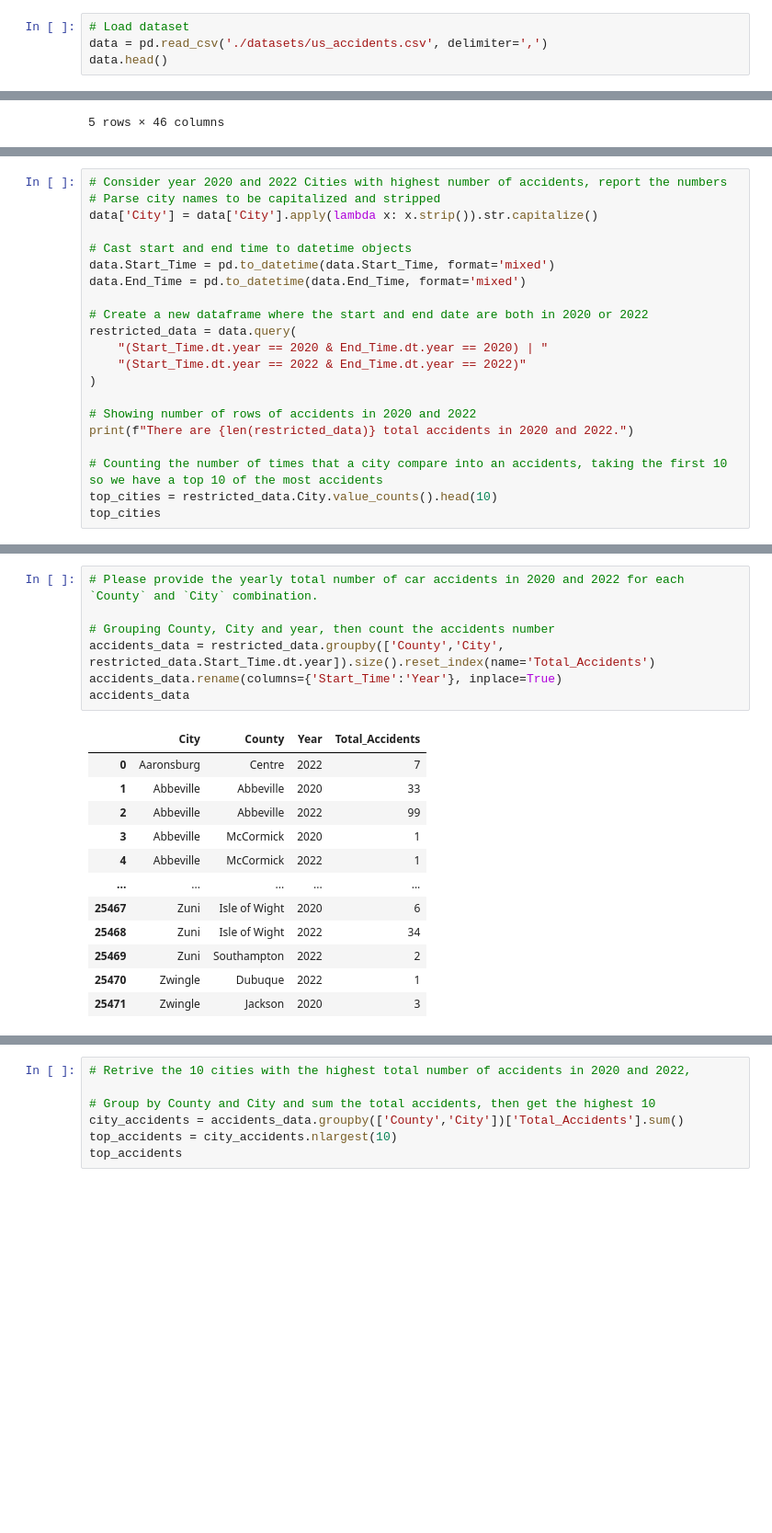
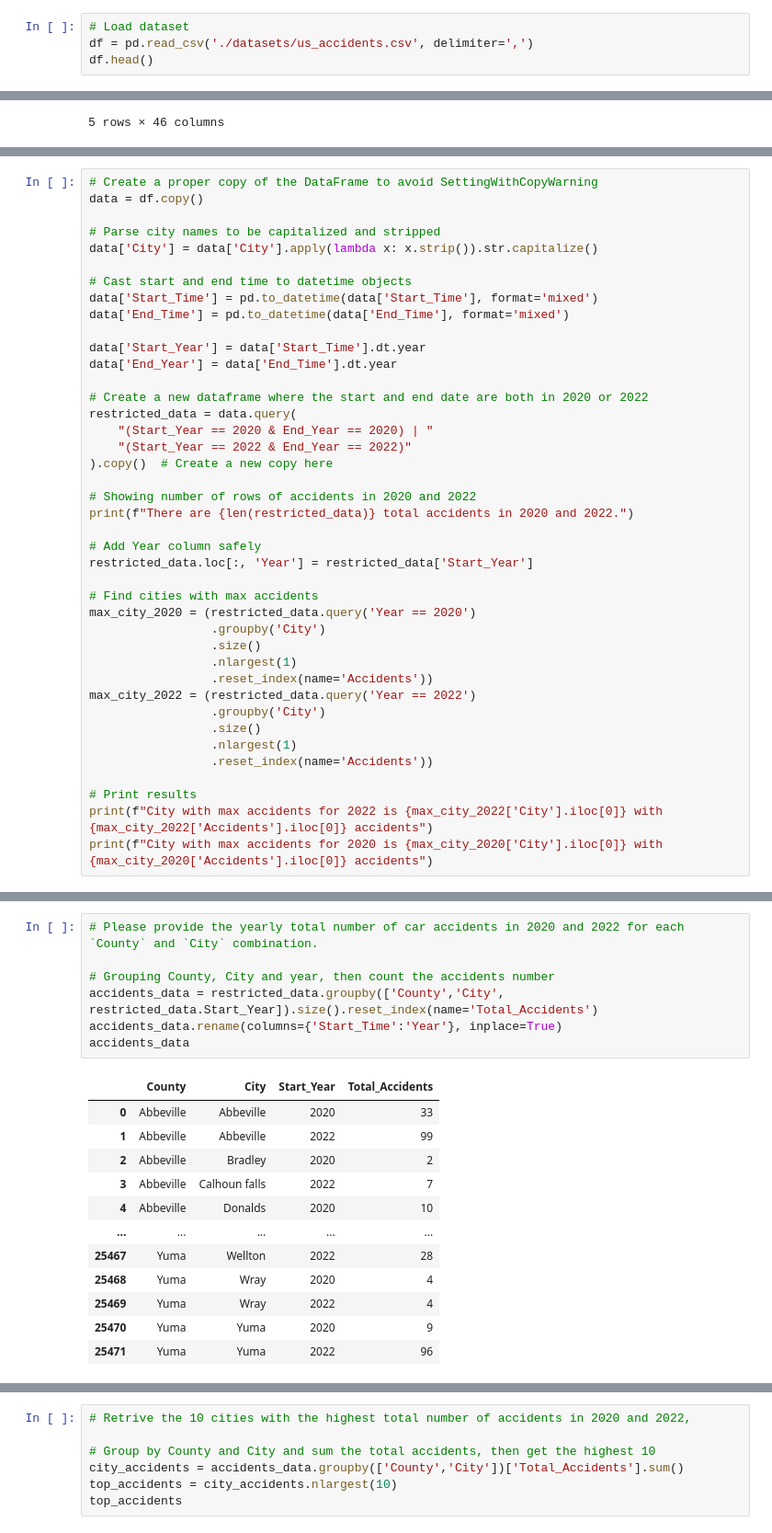
Before and after one commit to sAndreotti/VisualAnalytics, a Jupyter notebook: Assignment 1/AndreottiStefano_Assignment1.ipynb, the cells around one changed output, grey strips where cells are left out. Shown at 92% size. Cells and saved outputs as stored; diff of their text form; blank space fills up the shorter version.

```diff
--- a/Assignment 1/AndreottiStefano_Assignment1.ipynb
+++ b/Assignment 1/AndreottiStefano_Assignment1.ipynb
@@ -122,8 +136,8 @@ from bokeh.palettes import Greens,Turbo256, OrRd9, Category20, Category10
 from bokeh.io import output_notebook
 # %%
 # Load dataset
-data = pd.read_csv('./datasets/us_accidents.csv', delimiter=',')
-data.head()
+df = pd.read_csv('./datasets/us_accidents.csv', delimiter=',')
+df.head()
 # %% [output]
 |  | ID | Source | Severity | Start_Time | End_Time | Start_Lat | Start_Lng | End_Lat | End_Lng | ... |
 | 0 | A-1 | Source2 | 3 | 2016-02-08 05:46:00 | 2016-02-08 11:00:00 | 39.865147 | -84.058723 | NaN | NaN | ... |
@@ -150,23 +179,43 @@ Now there are 3554549 rows.
 # %%
-# Consider year 2020 and 2022 Cities with highest number of accidents, report the numbers
+# Create a proper copy of the DataFrame to avoid SettingWithCopyWarning
+data = df.copy()
+
 # Parse city names to be capitalized and stripped
 data['City'] = data['City'].apply(lambda x: x.strip()).str.capitalize()
 
 # Cast start and end time to datetime objects
-data.Start_Time = pd.to_datetime(data.Start_Time, format='mixed')
-data.End_Time = pd.to_datetime(data.End_Time, format='mixed')
+data['Start_Time'] = pd.to_datetime(data['Start_Time'], format='mixed')
+data['End_Time'] = pd.to_datetime(data['End_Time'], format='mixed')
+
+data['Start_Year'] = data['Start_Time'].dt.year
+data['End_Year'] = data['End_Time'].dt.year
 
 # Create a new dataframe where the start and end date are both in 2020 or 2022
 restricted_data = data.query(
-    "(Start_Time.dt.year == 2020 & End_Time.dt.year == 2020) | "
-    "(Start_Time.dt.year == 2022 & End_Time.dt.year == 2022)"
-)
+    "(Start_Year == 2020 & End_Year == 2020) | "
+    "(Start_Year == 2022 & End_Year == 2022)"
+).copy()  # Create a new copy here
 
 # Showing number of rows of accidents in 2020 and 2022
 print(f"There are {len(restricted_data)} total accidents in 2020 and 2022.")
 
-# Counting the number of times that a city compare into an accidents, taking the first 10 so we have a top 10 of the most accidents
-top_cities = restricted_data.City.value_counts().head(10)
-top_cities
+# Add Year column safely
+restricted_data.loc[:, 'Year'] = restricted_data['Start_Year']
+
+# Find cities with max accidents
+max_city_2020 = (restricted_data.query('Year == 2020')
+                 .groupby('City')
+                 .size()
+                 .nlargest(1)
+                 .reset_index(name='Accidents'))
+max_city_2022 = (restricted_data.query('Year == 2022')
+                 .groupby('City')
+                 .size()
+                 .nlargest(1)
+                 .reset_index(name='Accidents'))
+
+# Print results
+print(f"City with max accidents for 2022 is {max_city_2022['City'].iloc[0]} with {max_city_2022['Accidents'].iloc[0]} accidents")
+print(f"City with max accidents for 2020 is {max_city_2020['City'].iloc[0]} with {max_city_2020['Accidents'].iloc[0]} accidents")
 # %% [output]
 There are 2067113 total accidents in 2020 and 2022.
@@ -185,23 +224,23 @@ Name: count, dtype: int64
 # %%
 # Please provide the yearly total number of car accidents in 2020 and 2022 for each `County` and `City` combination.
 
 # Grouping County, City and year, then count the accidents number
-accidents_data = restricted_data.groupby(['County','City', restricted_data.Start_Time.dt.year]).size().reset_index(name='Total_Accidents')
+accidents_data = restricted_data.groupby(['County','City', restricted_data.Start_Year]).size().reset_index(name='Total_Accidents')
 accidents_data.rename(columns={'Start_Time':'Year'}, inplace=True)
 accidents_data
 # %% [output]
-|  | City | County | Year | Total_Accidents |
-| 0 | Aaronsburg | Centre | 2022 | 7 |
-| 1 | Abbeville | Abbeville | 2020 | 33 |
-| 2 | Abbeville | Abbeville | 2022 | 99 |
-| 3 | Abbeville | McCormick | 2020 | 1 |
-| 4 | Abbeville | McCormick | 2022 | 1 |
+|  | County | City | Start_Year | Total_Accidents |
+| 0 | Abbeville | Abbeville | 2020 | 33 |
+| 1 | Abbeville | Abbeville | 2022 | 99 |
+| 2 | Abbeville | Bradley | 2020 | 2 |
+| 3 | Abbeville | Calhoun falls | 2022 | 7 |
+| 4 | Abbeville | Donalds | 2020 | 10 |
 | ... | ... | ... | ... | ... |
-| 25467 | Zuni | Isle of Wight | 2020 | 6 |
-| 25468 | Zuni | Isle of Wight | 2022 | 34 |
-| 25469 | Zuni | Southampton | 2022 | 2 |
-| 25470 | Zwingle | Dubuque | 2022 | 1 |
-| 25471 | Zwingle | Jackson | 2020 | 3 |
+| 25467 | Yuma | Wellton | 2022 | 28 |
+| 25468 | Yuma | Wray | 2020 | 4 |
+| 25469 | Yuma | Wray | 2022 | 4 |
+| 25470 | Yuma | Yuma | 2020 | 9 |
+| 25471 | Yuma | Yuma | 2022 | 96 |
 25472 rows × 4 columns
 # %%
 # Retrive the 10 cities with the highest total number of accidents in 2020 and 2022,
```
Also changed, not shown: parts of 16 cells of this notebook.
